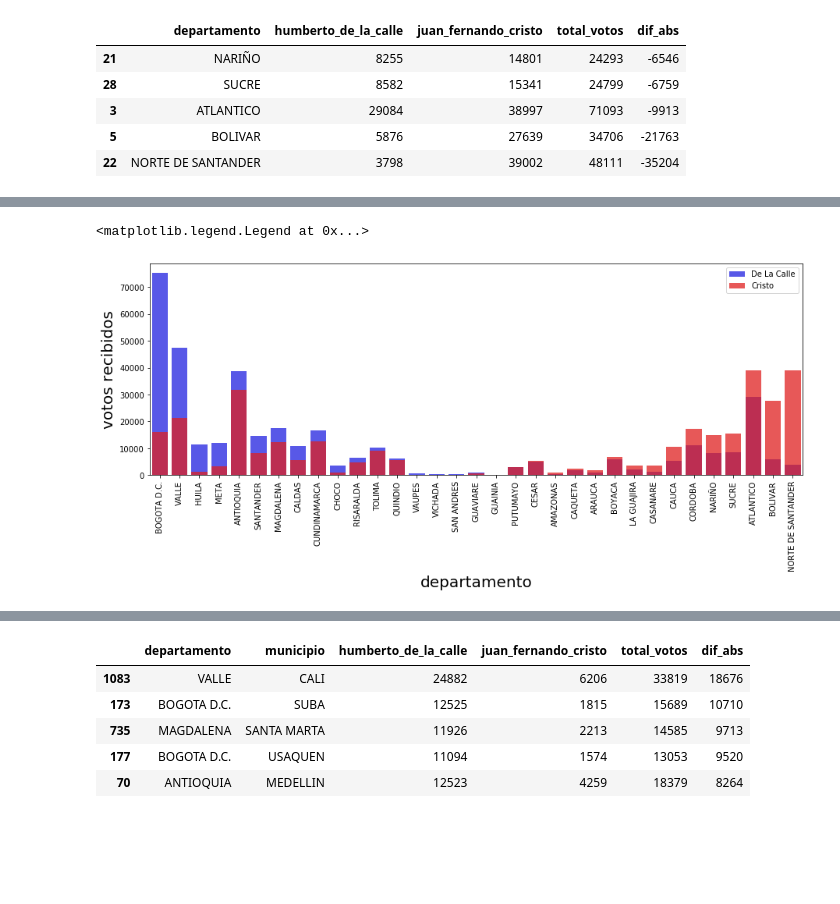
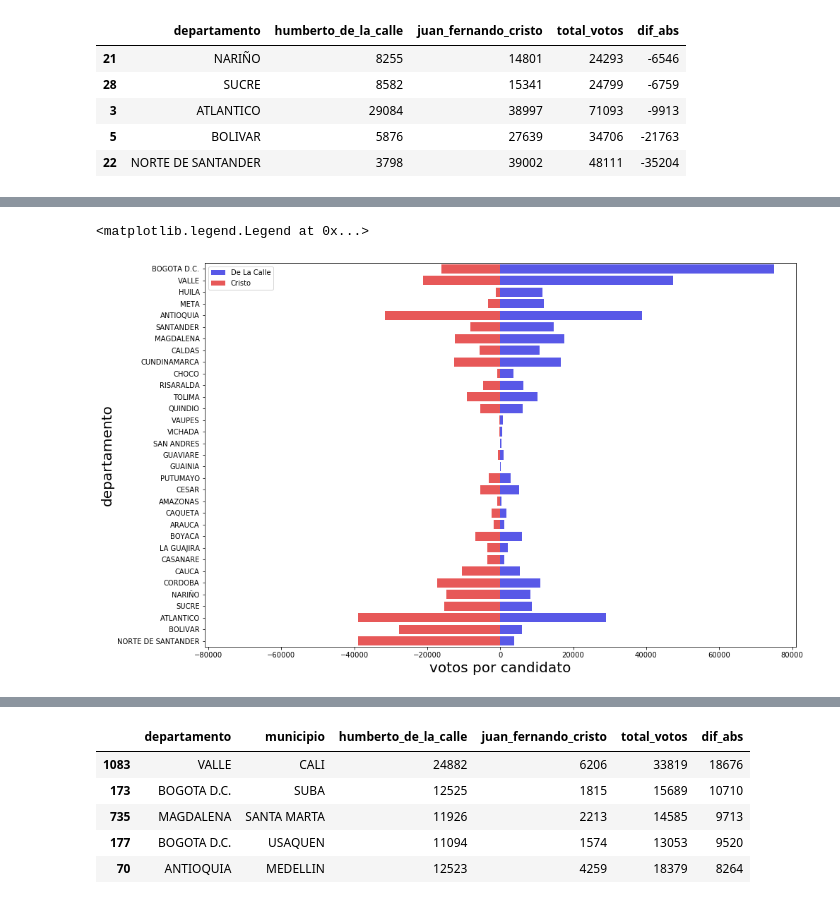
Before and after one commit to el-uniandino/periodismo_datos_101, a Jupyter notebook: mod2.ipynb, the cells around one changed output, grey strips where cells are left out. Cells and saved outputs as stored; diff of their text form; code cells hidden in the pictures; blank space fills up the shorter version.

```diff
--- a/mod2.ipynb
+++ b/mod2.ipynb
@@ -228,8 +190,11 @@ df_liberal.iloc[2]['votos_nulos']
-# %%
-df_liberal["votos_nulos"] = df_liberal["votos_nulos"].apply(lambda x: x.strip())
+# %%
+def clean(x):
+    resp = int(x.replace(',','').replace('-','0').strip())
+    return resp
 # %%
+# Limpiar
 for column in df_liberal.columns[4:9]:
-    df_liberal[column] = df_liberal[column].apply(lambda x: int(x.strip().replace('-','0').replace(',','')))
+    df_liberal[column] = df_liberal[column].apply(clean)
 # %%
 df_liberal.head()
 # %% [output]
@@ -457,34 +469,27 @@ temp.sort_values(by='dif_abs',ascending=False).tail()
 # %%
 #plot_difs
 import seaborn as sns
 import matplotlib.pyplot as plt
-
-plt.figure(figsize=(15,5))
+plt.figure(figsize=(15,10))
 ax = plt.subplot(1,1,1)
-sns.barplot(x='departamento',
-            y='humberto_de_la_calle',
+sns.barplot(y='departamento',
+            x='humberto_de_la_calle',
             data=temp.sort_values(by='dif_abs',
                                   ascending=False),
-            color='blue',
-            label='De La Calle',
+            label="De La Calle",
+            color="blue",
             alpha=0.75,
             ax=ax)
-
-ax.tick_params(axis='x',
-               labelrotation=90)
-
-sns.barplot(x='departamento',
-            y='juan_fernando_cristo',
-            data=temp.sort_values(by='dif_abs',
-                                  ascending=False),
-            color='red',
-            label='Cristo',
+sns.barplot(y=temp.sort_values(by='dif_abs',ascending=False)['departamento'],
+            x=temp.sort_values(by='dif_abs',ascending=False)["juan_fernando_cristo"]*-1,
+            label="Cristo",
             alpha=0.75,
+            color="red",
             ax=ax)
-ax.set_ylabel('votos recibidos',fontsize=20)
-ax.set_xlabel('departamento',fontsize=20)
+ax.set_ylabel('departamento',fontsize=20)
+ax.set_xlabel('votos por candidato',fontsize=20)
+ax.set_xlim(-81000,81000)
 ax.legend()
-#ax1.tick_params(axis='x',labelrotation=90)
 # %% [output]
 <matplotlib.legend.Legend at 0x...>
-[figure, old version]
+[figure, new version]
```
Also changed, not shown: parts of 75 cells of this notebook, 10 other files.
